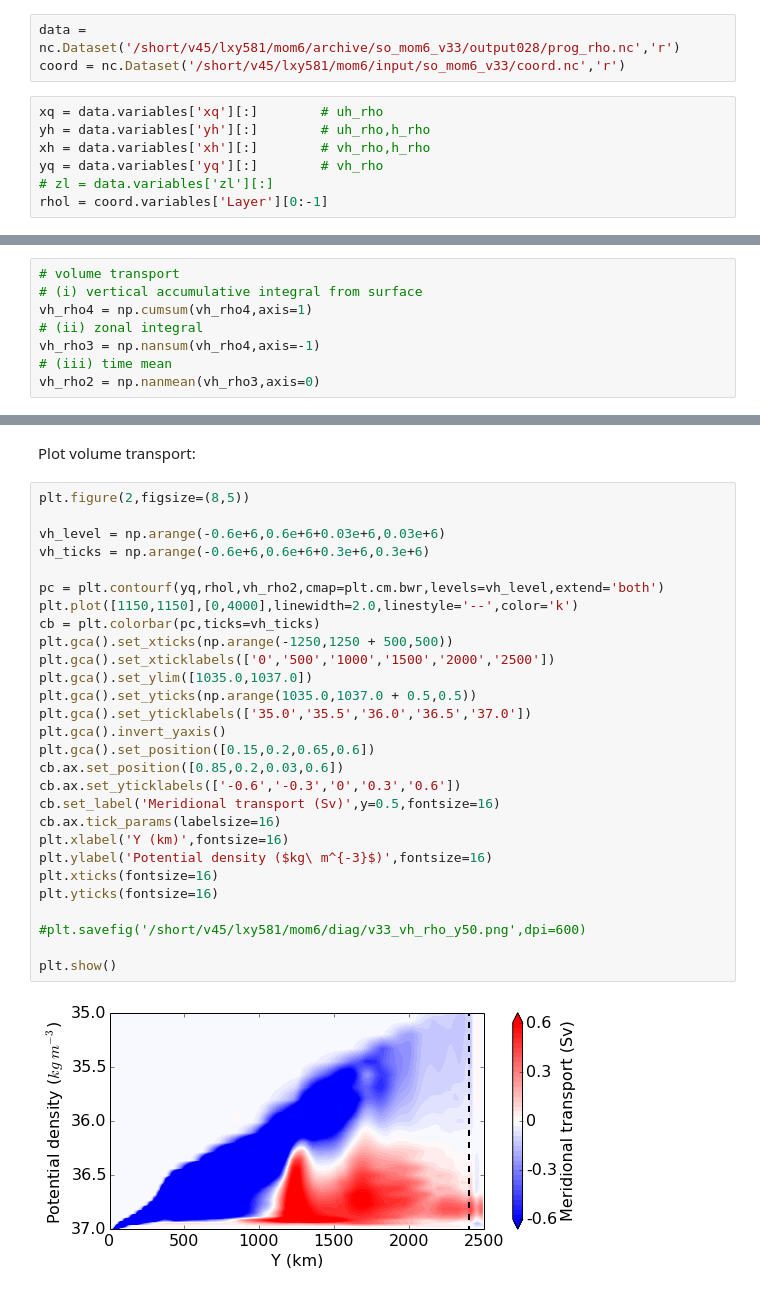
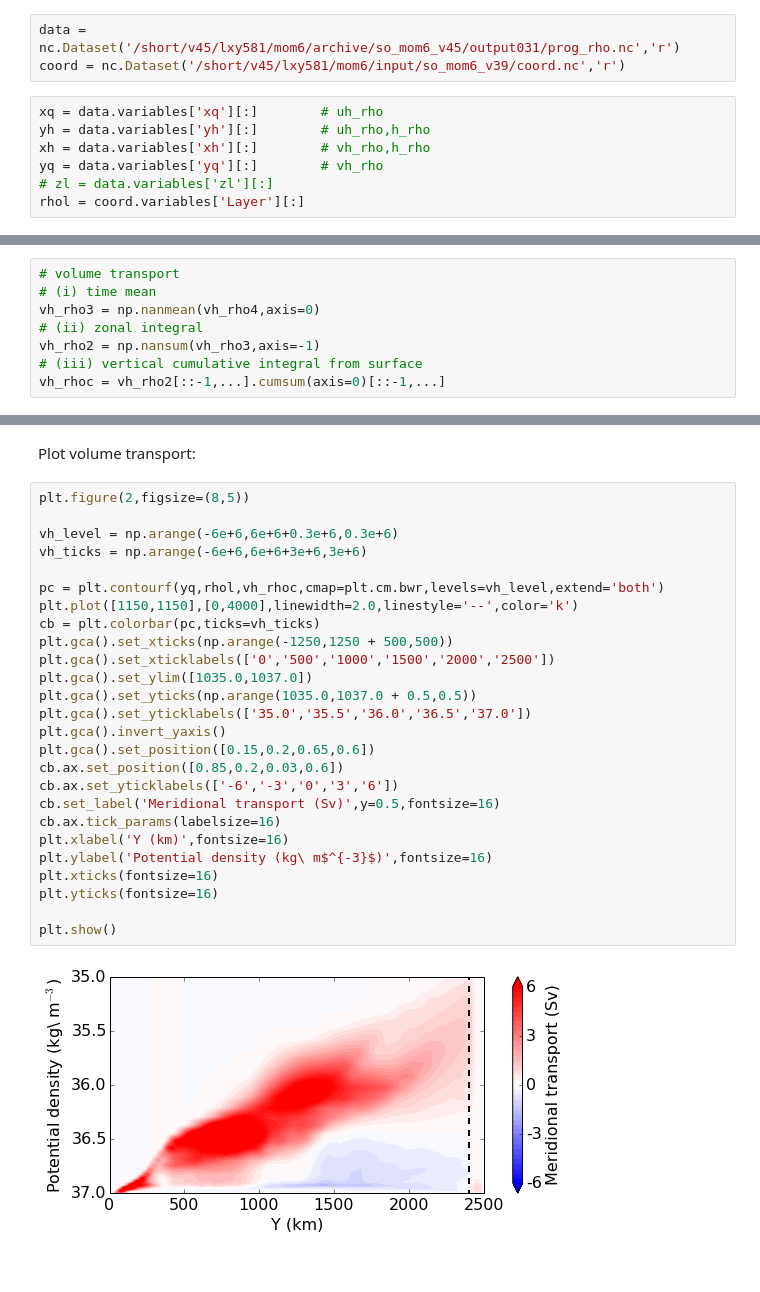
Before and after one commit to luweiyang/MOM6_SO_DIAGS, a Jupyter notebook: MOC_h_rho_vh_rho.ipynb, the cells around one changed output, grey strips where cells are left out. Cells and saved outputs as stored; diff of their text form.

```diff
--- a/MOC_h_rho_vh_rho.ipynb
+++ b/MOC_h_rho_vh_rho.ipynb
@@ -9,12 +11,12 @@ import numpy as np
 import netCDF4 as nc
 import matplotlib.pyplot as plt
 # %%
-data = nc.Dataset('/short/v45/lxy581/mom6/archive/so_mom6_v33/output028/prog_rho.nc','r')
-coord = nc.Dataset('/short/v45/lxy581/mom6/input/so_mom6_v33/coord.nc','r')
+data = nc.Dataset('/short/v45/lxy581/mom6/archive/so_mom6_v45/output031/prog_rho.nc','r')
+coord = nc.Dataset('/short/v45/lxy581/mom6/input/so_mom6_v39/coord.nc','r')
 # %%
 xq = data.variables['xq'][:]        # uh_rho
 yh = data.variables['yh'][:]        # uh_rho,h_rho
 xh = data.variables['xh'][:]        # vh_rho,h_rho
 yq = data.variables['yq'][:]        # vh_rho
 # zl = data.variables['zl'][:]
-rhol = coord.variables['Layer'][0:-1]
+rhol = coord.variables['Layer'][:]
@@ -33,8 +33,0 @@ h_rho2  = np.nanmean(h_rho3,axis=-1)
-# %%
-# volume transport
-# (i) vertical accumulative integral from surface
-vh_rho4 = np.cumsum(vh_rho4,axis=1)
-# (ii) zonal integral
-vh_rho3 = np.nansum(vh_rho4,axis=-1)
-# (iii) time mean
-vh_rho2 = np.nanmean(vh_rho3,axis=0)
@@ -43,0 +34,8 @@ h_rho2[h_rho2<2.5]=np.nan
+# %%
+# volume transport
+# (i) time mean
+vh_rho3 = np.nanmean(vh_rho4,axis=0)
+# (ii) zonal integral
+vh_rho2 = np.nansum(vh_rho3,axis=-1)
+# (iii) vertical cumulative integral from surface
+vh_rhoc = vh_rho2[::-1,...].cumsum(axis=0)[::-1,...]
@@ -98,30 +94,28 @@ Plot volume transport:
 # %%
 plt.figure(2,figsize=(8,5))
 
-vh_level = np.arange(-0.6e+6,0.6e+6+0.03e+6,0.03e+6)
-vh_ticks = np.arange(-0.6e+6,0.6e+6+0.3e+6,0.3e+6)
+vh_level = np.arange(-6e+6,6e+6+0.3e+6,0.3e+6)
+vh_ticks = np.arange(-6e+6,6e+6+3e+6,3e+6)
 
-pc = plt.contourf(yq,rhol,vh_rho2,cmap=plt.cm.bwr,levels=vh_level,extend='both')
+pc = plt.contourf(yq,rhol,vh_rhoc,cmap=plt.cm.bwr,levels=vh_level,extend='both')
 plt.plot([1150,1150],[0,4000],linewidth=2.0,linestyle='--',color='k')
 cb = plt.colorbar(pc,ticks=vh_ticks)
 plt.gca().set_xticks(np.arange(-1250,1250 + 500,500))
 plt.gca().set_xticklabels(['0','500','1000','1500','2000','2500'])
 plt.gca().set_ylim([1035.0,1037.0])
 plt.gca().set_yticks(np.arange(1035.0,1037.0 + 0.5,0.5))
 plt.gca().set_yticklabels(['35.0','35.5','36.0','36.5','37.0'])
 plt.gca().invert_yaxis()
 plt.gca().set_position([0.15,0.2,0.65,0.6])
 cb.ax.set_position([0.85,0.2,0.03,0.6])
-cb.ax.set_yticklabels(['-0.6','-0.3','0','0.3','0.6'])
+cb.ax.set_yticklabels(['-6','-3','0','3','6'])
 cb.set_label('Meridional transport (Sv)',y=0.5,fontsize=16)
 cb.ax.tick_params(labelsize=16)
 plt.xlabel('Y (km)',fontsize=16)
-plt.ylabel('Potential density ($kg\ m^{-3}$)',fontsize=16)
+plt.ylabel('Potential density (kg\ m$^{-3}$)',fontsize=16)
 plt.xticks(fontsize=16)
 plt.yticks(fontsize=16)
 
-#plt.savefig('/short/v45/lxy581/mom6/diag/v33_vh_rho_y50.png',dpi=600)
-
 plt.show()
 # %% [output]
-[figure, old version]
+[figure, new version]
```
Also changed, not shown: parts of 9 cells of this notebook, 4 other files.
